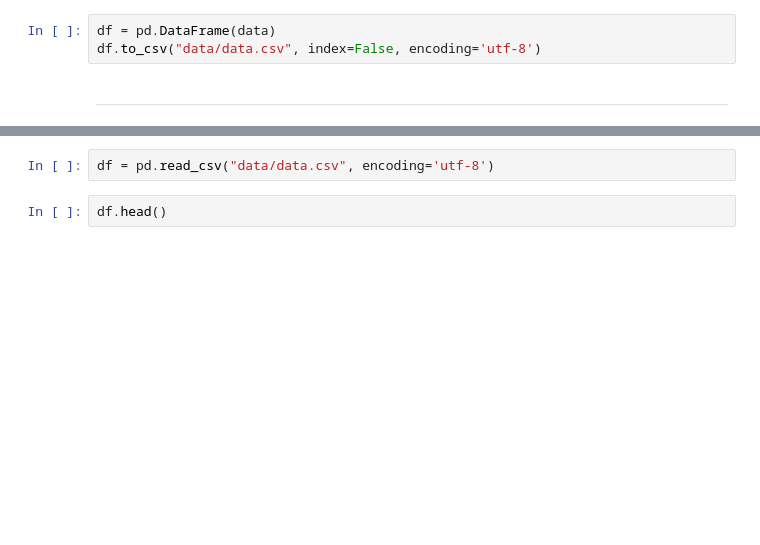
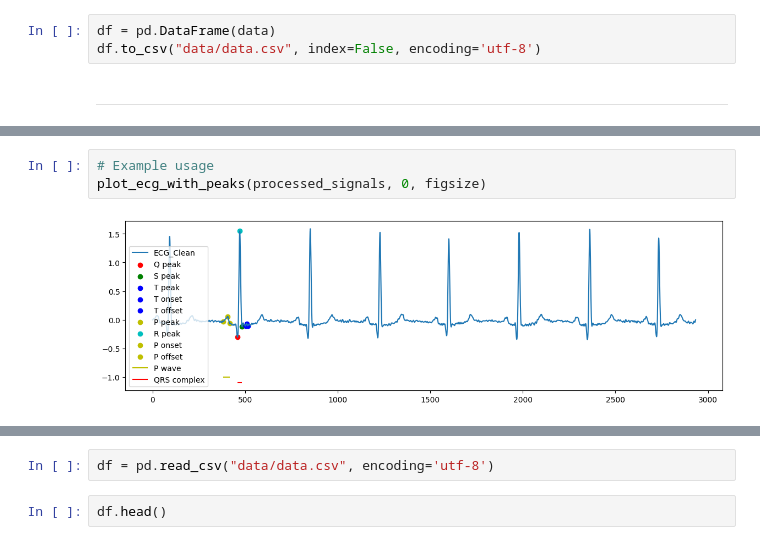
Before and after one commit to MatteoFasulo/ECG-Chagas, a Jupyter notebook: notebook.ipynb, the cells around one changed output, grey strips where cells are left out. Drawn from its saved outputs; the diff is of its cells as text; blank space fills up the shorter version.

```diff
--- a/notebook.ipynb
+++ b/notebook.ipynb
@@ -217,0 +295,5 @@ processed_signals, info = nk.ecg_process(ecg_signal=signals[:, 1], sampling_rate
+# %%
+# Example usage
+plot_ecg_with_peaks(processed_signals, 0, figsize)
+# %% [output]
+[figure, added]
```
Also changed, not shown: parts of 33 cells of this notebook, 2 other files.
